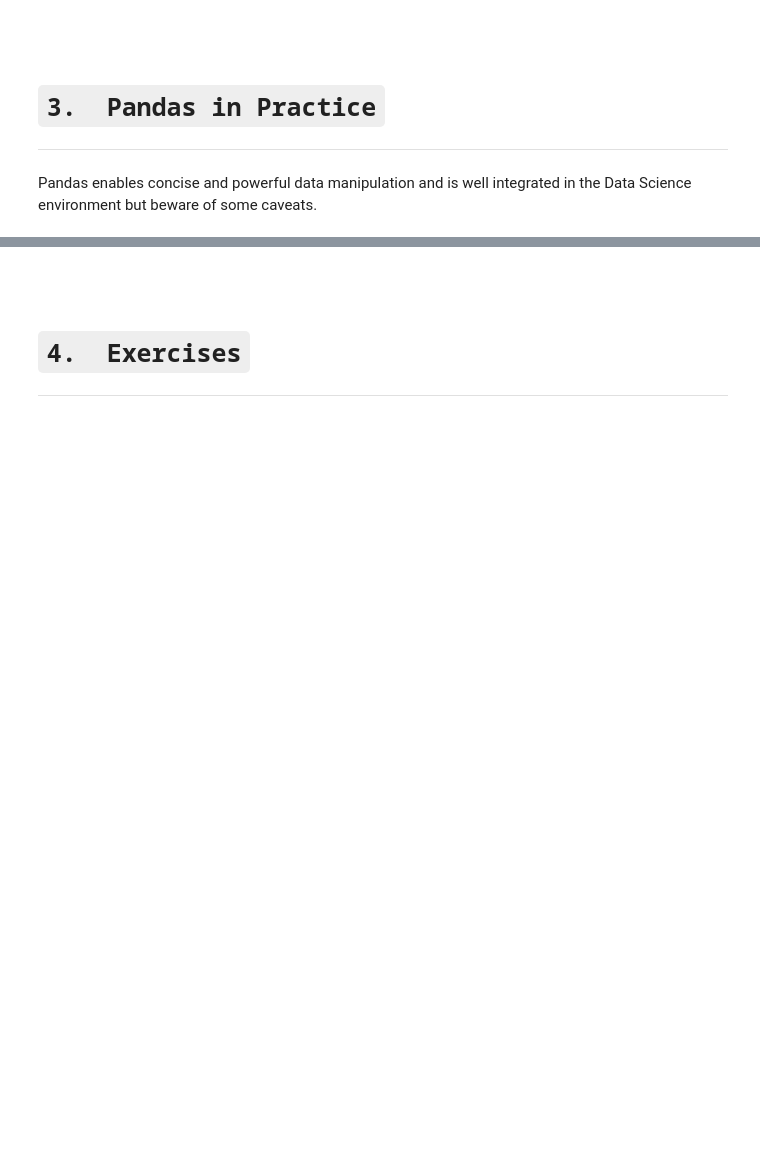
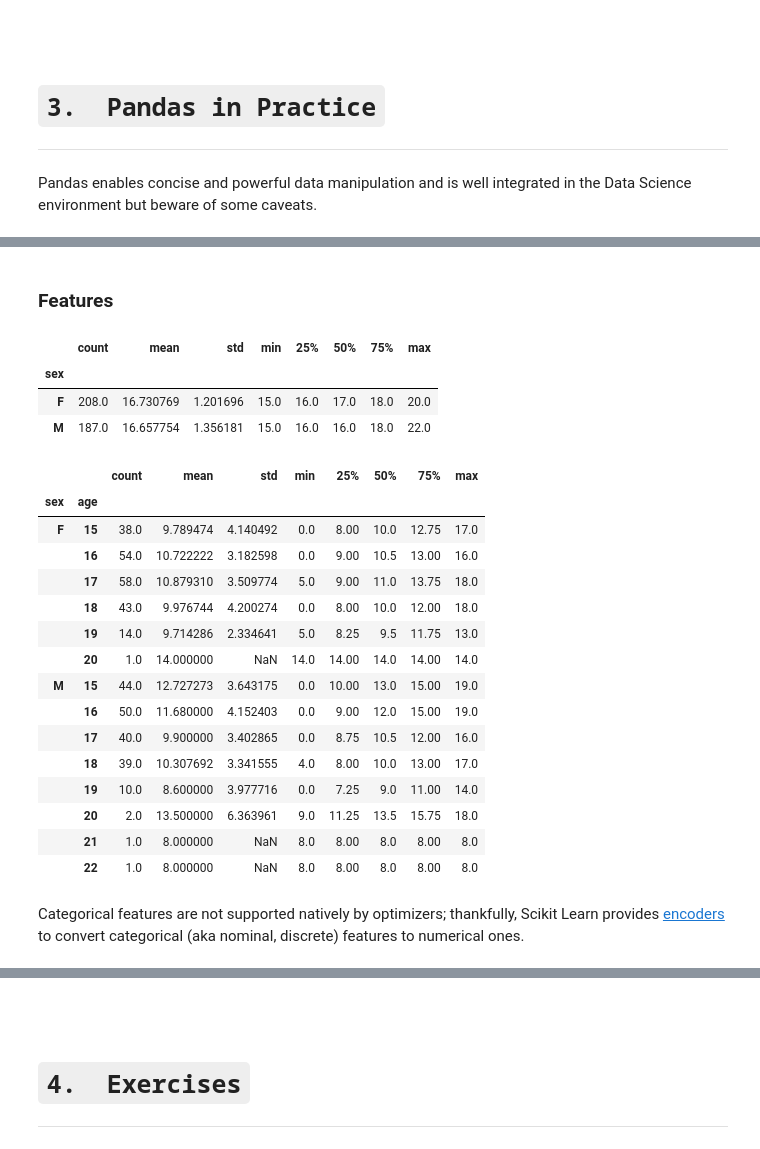
Before and after one commit to iutzeler/Pres_Pandas, a Jupyter notebook: Pres_Pandas.ipynb, the cells around one changed output, grey strips where cells are left out. Drawn from its saved outputs; the diff is of its cells as text; code cells hidden in the pictures; blank space fills up the shorter version.

```diff
--- a/Pres_Pandas.ipynb
+++ b/Pres_Pandas.ipynb
@@ -1034,0 +1096,6 @@ Pandas enables concise and powerful data manipulation and is well integrated in
+# %%
+import pandas as pd
+import numpy as np
+
+student = pd.read_csv('data/student-mat.csv')
+student.head()
@@ -1034,0 +1110,3 @@ Pandas enables concise and powerful data manipulation and is well integrated in
+# %%
+target = pd.DataFrame(student["G3"])
+features = student.drop(["G3"],axis=1)
@@ -1034,0 +1144,30 @@ Pandas enables concise and powerful data manipulation and is well integrated in
+# %% [markdown]
+### Features
+# %%
+features.groupby("sex")["age"].describe()
+# %% [output]
+|  | count | mean | std | min | 25% | 50% | 75% | max |
+| sex |  |  |  |  |  |  |  |  |
+| F | 208.0 | 16.730769 | 1.201696 | 15.0 | 16.0 | 17.0 | 18.0 | 20.0 |
+| M | 187.0 | 16.657754 | 1.356181 | 15.0 | 16.0 | 16.0 | 18.0 | 22.0 |
+# %%
+features.groupby(["sex","age"])["G2"].describe()
+# %% [output]
+|  |  | count | mean | std | min | 25% | 50% | 75% | max |
+| sex | age |  |  |  |  |  |  |  |  |
+| F | 15 | 38.0 | 9.789474 | 4.140492 | 0.0 | 8.00 | 10.0 | 12.75 | 17.0 |
+|  | 16 | 54.0 | 10.722222 | 3.182598 | 0.0 | 9.00 | 10.5 | 13.00 | 16.0 |
+|  | 17 | 58.0 | 10.879310 | 3.509774 | 5.0 | 9.00 | 11.0 | 13.75 | 18.0 |
+|  | 18 | 43.0 | 9.976744 | 4.200274 | 0.0 | 8.00 | 10.0 | 12.00 | 18.0 |
+|  | 19 | 14.0 | 9.714286 | 2.334641 | 5.0 | 8.25 | 9.5 | 11.75 | 13.0 |
+|  | 20 | 1.0 | 14.000000 | NaN | 14.0 | 14.00 | 14.0 | 14.00 | 14.0 |
+| M | 15 | 44.0 | 12.727273 | 3.643175 | 0.0 | 10.00 | 13.0 | 15.00 | 19.0 |
+|  | 16 | 50.0 | 11.680000 | 4.152403 | 0.0 | 9.00 | 12.0 | 15.00 | 19.0 |
+|  | 17 | 40.0 | 9.900000 | 3.402865 | 0.0 | 8.75 | 10.5 | 12.00 | 16.0 |
+|  | 18 | 39.0 | 10.307692 | 3.341555 | 4.0 | 8.00 | 10.0 | 13.00 | 17.0 |
+|  | 19 | 10.0 | 8.600000 | 3.977716 | 0.0 | 7.25 | 9.0 | 11.00 | 14.0 |
+|  | 20 | 2.0 | 13.500000 | 6.363961 | 9.0 | 11.25 | 13.5 | 15.75 | 18.0 |
+|  | 21 | 1.0 | 8.000000 | NaN | 8.0 | 8.00 | 8.0 | 8.00 | 8.0 |
+|  | 22 | 1.0 | 8.000000 | NaN | 8.0 | 8.00 | 8.0 | 8.00 | 8.0 |
+# %% [markdown]
+Categorical features are not supported natively by optimizers; thankfully, Scikit Learn provides [encoders](http://scikit-learn.org/stable/modules/generated/sklearn.preprocessing.LabelEncoder.html#sklearn.preprocessing.LabelEncoder) to convert categorical (aka nominal, discrete) features to numerical ones.
```
Also changed, not shown: parts of 115 cells of this notebook.
